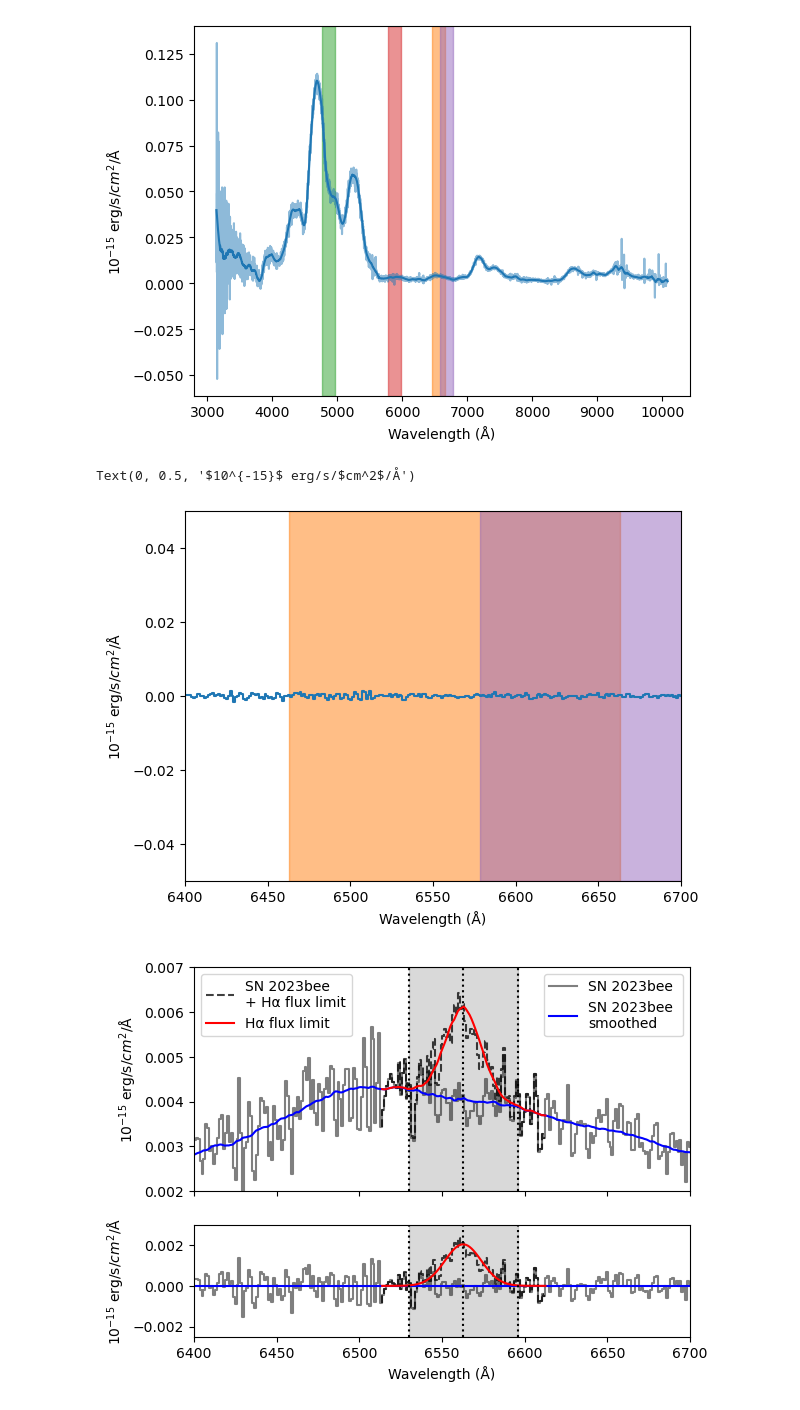
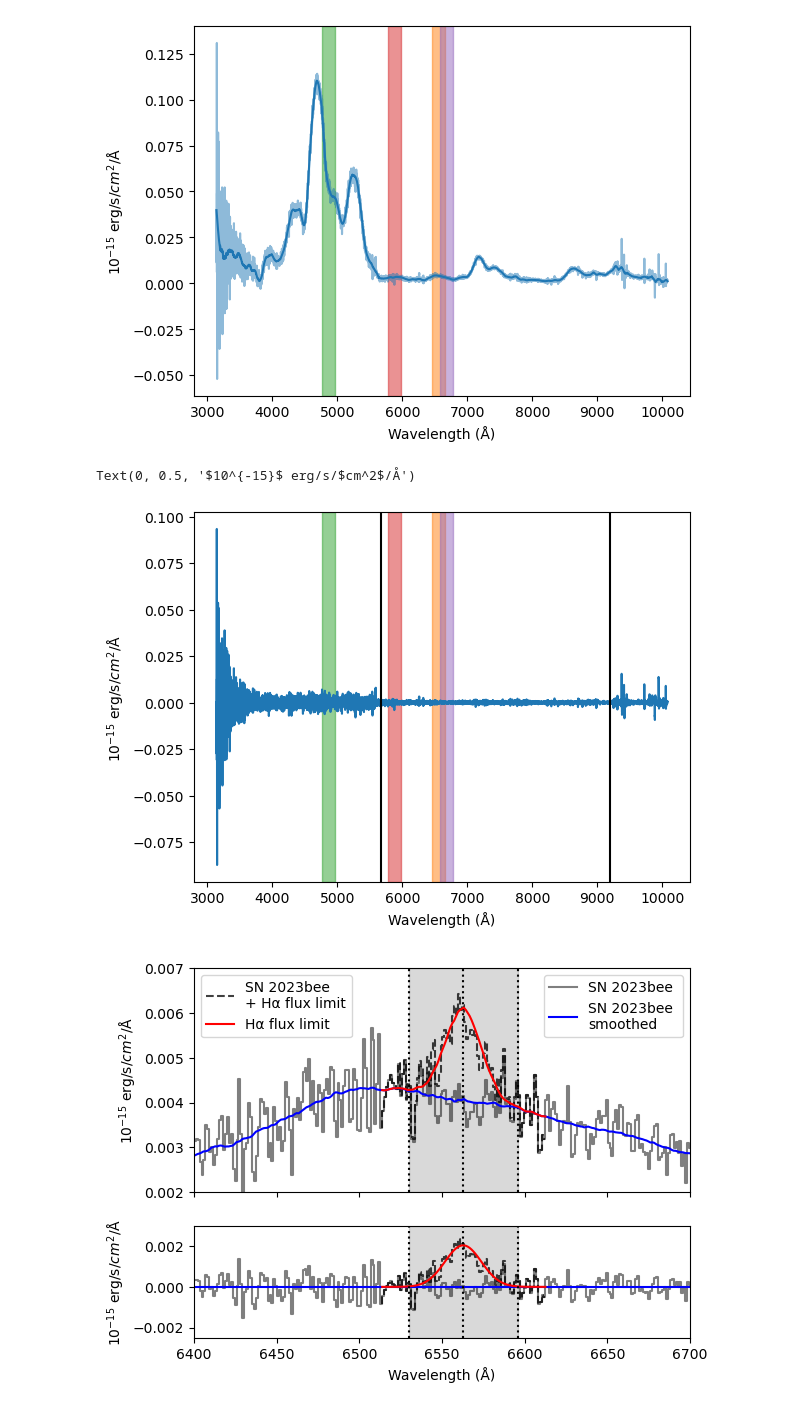
Before and after one commit to skvc22/sn2023bee, a Jupyter notebook: calibrate.ipynb, the cells around one changed output. Saved outputs shown, nothing was run; the diff lists cells and outputs as text; code cells hidden in the pictures.

```diff
--- a/calibrate.ipynb
+++ b/calibrate.ipynb
@@ -148,25 +148,23 @@ Text(0, 0.5, '$10^{-15}$ erg/s/$cm^2$/Å')
 # %%
 plt.plot(spec.t.wavelength, (spec.t.flux*(10**15))-(smoothed*(10**15)), drawstyle='steps')
 
 plt.axvspan(halpha-100, halpha+100, alpha=0.5, color='tab:orange')
 plt.axvspan(hbeta-100, hbeta+100, alpha=0.5, color='tab:green')
 plt.axvspan(hei5875-100, hei5875+100, alpha=0.5, color='tab:red')
 plt.axvspan(hei6678-100, hei6678+100, alpha=0.5, color='tab:purple')
 
 plt.axis()
 
 begin = 5675
 end = 9200
 plt.axvline(begin, color='black')
 plt.axvline(end, color='black')
 
-plt.axis([6400,6700,-0.05, .05])
-
 plt.xlabel('Wavelength (Å)')
 plt.ylabel('$10^{-15}$ erg/s/$cm^2$/Å')
 # %% [output]
 Text(0, 0.5, '$10^{-15}$ erg/s/$cm^2$/Å')
-[figure, old version]
+[figure, new version]
 # %%
 p = spec.ix_inrange('wavelength', begin, hei5875-100)
 q = spec.ix_inrange('wavelength', hei5875+100, halpha-100)
```
Also changed, not shown: parts of 8 cells of this notebook.
